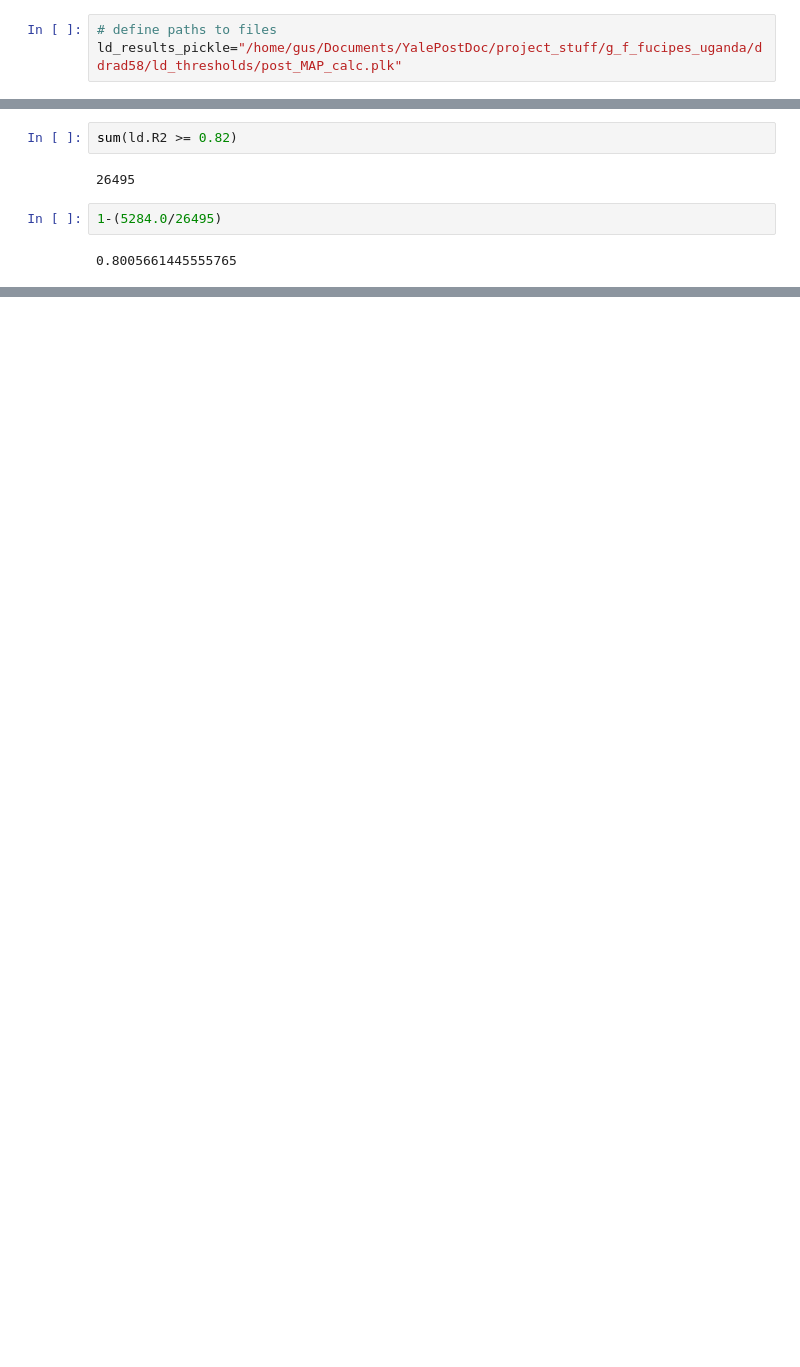
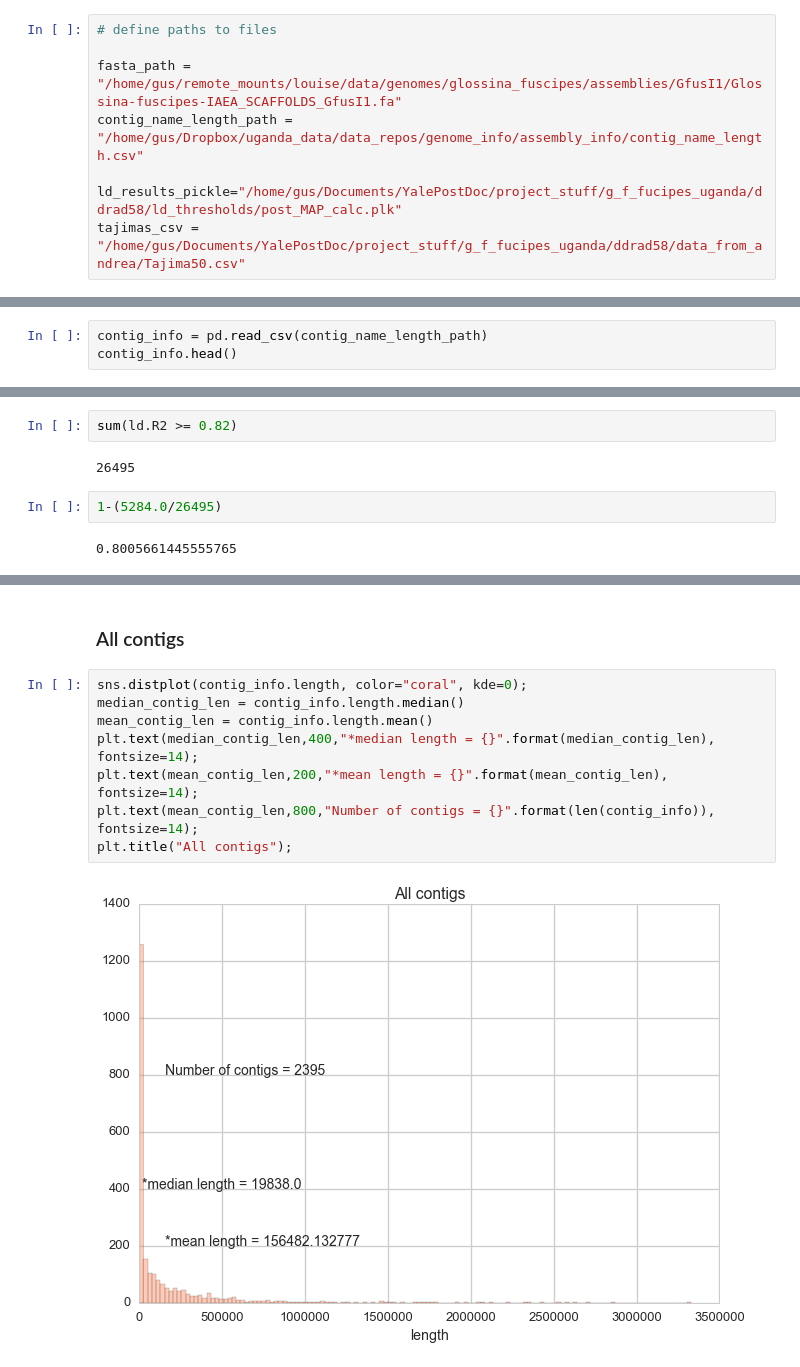
Before and after one commit to xguse/ipy_notebooks, a Jupyter notebook: YALE/ddrad58/2015-03-13_LD_thresholds_via_binning_RESULTS.ipynb, the cells around one changed output, grey strips where cells are left out. Saved outputs shown, nothing was run; the diff lists cells and outputs as text; blank space fills up the shorter version.

```diff
--- a/YALE/ddrad58/2015-03-13_LD_thresholds_via_binning_RESULTS.ipynb
+++ b/YALE/ddrad58/2015-03-13_LD_thresholds_via_binning_RESULTS.ipynb
@@ -44,4 +56,9 @@ sns.set_style("whitegrid")
 ## File paths:
 # %%
 # define paths to files
+
+fasta_path = "/home/gus/remote_mounts/louise/data/genomes/glossina_fuscipes/assemblies/GfusI1/Glossina-fuscipes-IAEA_SCAFFOLDS_GfusI1.fa"
+contig_name_length_path = "/home/gus/Dropbox/uganda_data/data_repos/genome_info/assembly_info/contig_name_length.csv"
+
 ld_results_pickle="/home/gus/Documents/YalePostDoc/project_stuff/g_f_fucipes_uganda/ddrad58/ld_thresholds/post_MAP_calc.plk"
+tajimas_csv = "/home/gus/Documents/YalePostDoc/project_stuff/g_f_fucipes_uganda/ddrad58/data_from_andrea/Tajima50.csv"
@@ -64,0 +118,3 @@ def plot_bin_dists(df, bin_def="distance_bin <= 500"):
+# %%
+contig_info = pd.read_csv(contig_name_length_path)
+contig_info.head()
@@ -87,0 +195,12 @@ sum(ld.R2 >= 0.82)
+# %% [markdown]
+### All contigs
+# %%
+sns.distplot(contig_info.length, color="coral", kde=0);
+median_contig_len = contig_info.length.median()
+mean_contig_len = contig_info.length.mean()
+plt.text(median_contig_len,400,"*median length = {}".format(median_contig_len), fontsize=14);
+plt.text(mean_contig_len,200,"*mean length = {}".format(mean_contig_len), fontsize=14);
+plt.text(mean_contig_len,800,"Number of contigs = {}".format(len(contig_info)), fontsize=14);
+plt.title("All contigs");
+# %% [output]
+[figure, added]
```
Also changed, not shown: parts of 44 cells of this notebook, 1 other file.
